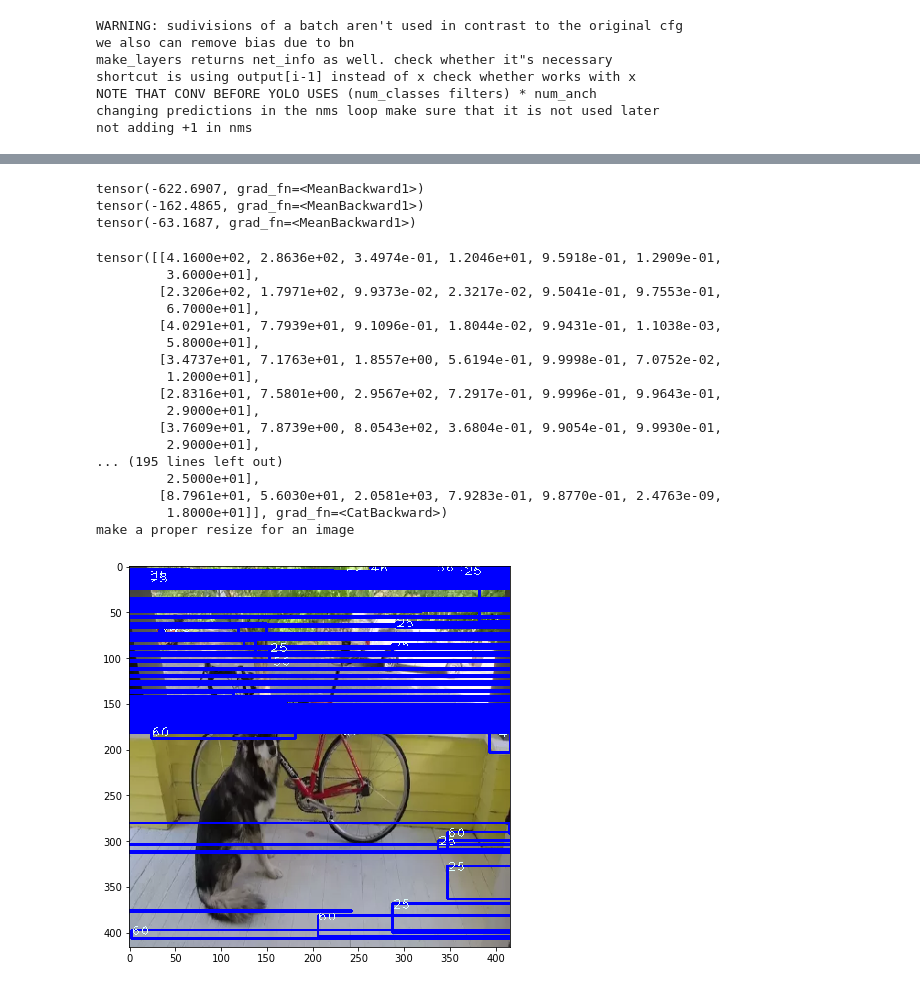
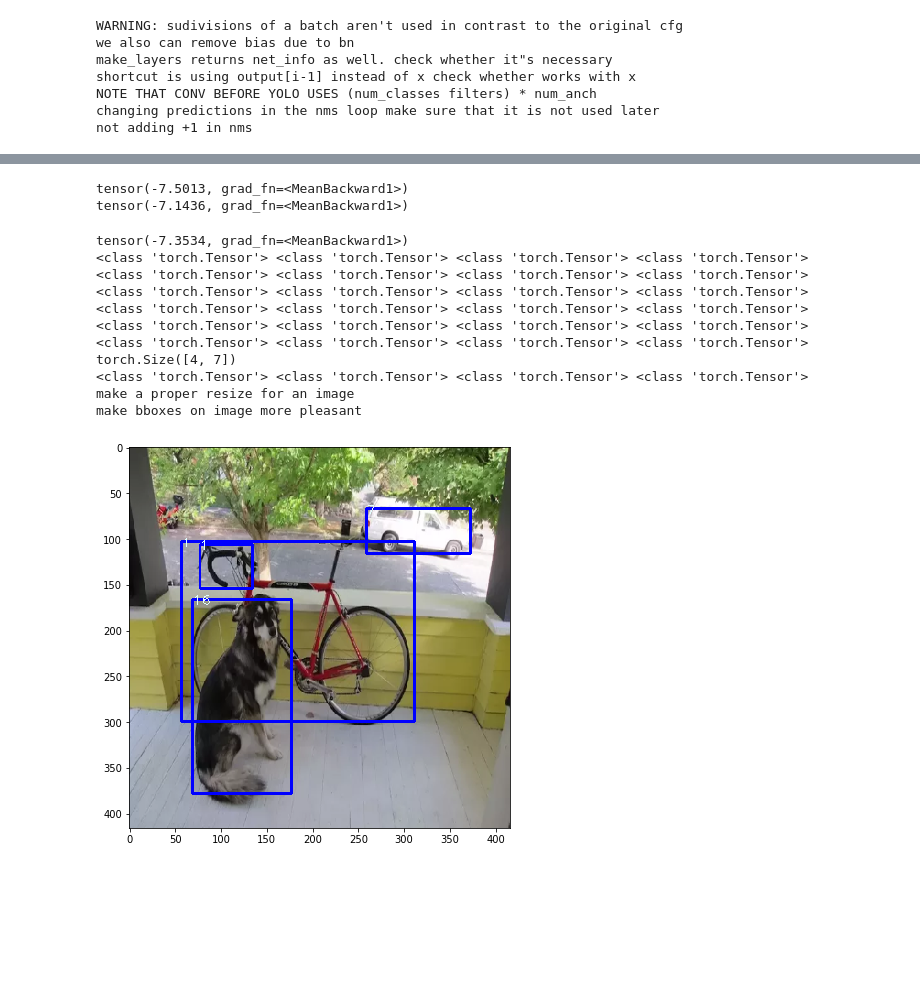
Before and after one commit to v-iashin/WebsiteYOLO, a Jupyter notebook: face_detector/experiments/yolo/Untitled.ipynb, the cells around one changed output, grey strips where cells are left out. Drawn from its saved outputs; the diff is of its cells as text; code cells hidden in the pictures; blank space fills up the shorter version.

```diff
--- a/face_detector/experiments/yolo/Untitled.ipynb
+++ b/face_detector/experiments/yolo/Untitled.ipynb
@@ -13,55 +13,47 @@ darknet = Darknet('cfg/yolov3_test_todel.cfg')
 
 weight_file = 'weights/yolov3.weights'
 darknet.load_weights(weight_file)
-darknet.eval();
+# darknet.eval()
 
 from matplotlib import pyplot as plt
 import cv2
 
 plt.figure(figsize=(10, 10))
 
 img = cv2.imread('dog-cycle-car.png')
 img = cv2.cvtColor(img, cv2.COLOR_BGR2RGB)
 img = cv2.resize(img, (416, 416))
 plt.imshow(img)
 plt.show()
 img = img.transpose((2, 0, 1))
 img = torch.from_numpy(img).float()
 img = img.unsqueeze(0)
 pred = darknet(img, torch.device('cpu:0'))
 # print('loading tensor')
 # pred = torch.load('prediction.pt')
 pred = objectness_filter_and_nms(pred, classes=80)
-print(pred)
-
+print(pred.shape)
 show_predictions('dog-cycle-car.png', pred)
 # %% [output]
 WARNING: sudivisions of a batch aren't used in contrast to the original cfg
 we also can remove bias due to bn
 make_layers returns net_info as well. check whether it"s necessary
 shortcut is using output[i-1] instead of x check whether works with x
 NOTE THAT CONV BEFORE YOLO USES (num_classes filters) * num_anch
 changing predictions in the nms loop make sure that it is not used later
 not adding +1 in nms
 [figure]
-tensor(-622.6907, grad_fn=<MeanBackward1>)
-tensor(-162.4865, grad_fn=<MeanBackward1>)
-tensor(-63.1687, grad_fn=<MeanBackward1>)
+tensor(-7.5013, grad_fn=<MeanBackward1>)
+tensor(-7.1436, grad_fn=<MeanBackward1>)
-tensor([[4.1600e+02, 2.8636e+02, 3.4974e-01, 1.2046e+01, 9.5918e-01, 1.2909e-01,
-         3.6000e+01],
-        [2.3206e+02, 1.7971e+02, 9.9373e-02, 2.3217e-02, 9.5041e-01, 9.7553e-01,
-         6.7000e+01],
-        [4.0291e+01, 7.7939e+01, 9.1096e-01, 1.8044e-02, 9.9431e-01, 1.1038e-03,
-         5.8000e+01],
-        [3.4737e+01, 7.1763e+01, 1.8557e+00, 5.6194e-01, 9.9998e-01, 7.0752e-02,
-         1.2000e+01],
-        [2.8316e+01, 7.5801e+00, 2.9567e+02, 7.2917e-01, 9.9996e-01, 9.9643e-01,
-         2.9000e+01],
-        [3.7609e+01, 7.8739e+00, 8.0543e+02, 3.6804e-01, 9.9054e-01, 9.9930e-01,
-         2.9000e+01],
-... (195 lines left out)
-         2.5000e+01],
-        [8.7961e+01, 5.6030e+01, 2.0581e+03, 7.9283e-01, 9.8770e-01, 2.4763e-09,
-         1.8000e+01]], grad_fn=<CatBackward>)
+tensor(-7.3534, grad_fn=<MeanBackward1>)
+<class 'torch.Tensor'> <class 'torch.Tensor'> <class 'torch.Tensor'> <class 'torch.Tensor'>
+<class 'torch.Tensor'> <class 'torch.Tensor'> <class 'torch.Tensor'> <class 'torch.Tensor'>
+<class 'torch.Tensor'> <class 'torch.Tensor'> <class 'torch.Tensor'> <class 'torch.Tensor'>
+<class 'torch.Tensor'> <class 'torch.Tensor'> <class 'torch.Tensor'> <class 'torch.Tensor'>
+<class 'torch.Tensor'> <class 'torch.Tensor'> <class 'torch.Tensor'> <class 'torch.Tensor'>
+<class 'torch.Tensor'> <class 'torch.Tensor'> <class 'torch.Tensor'> <class 'torch.Tensor'>
+torch.Size([4, 7])
+<class 'torch.Tensor'> <class 'torch.Tensor'> <class 'torch.Tensor'> <class 'torch.Tensor'>
 make a proper resize for an image
+make bboxes on image more pleasant
-[figure, old version]
+[figure, new version]
```
Also changed, not shown: 1 other file.
